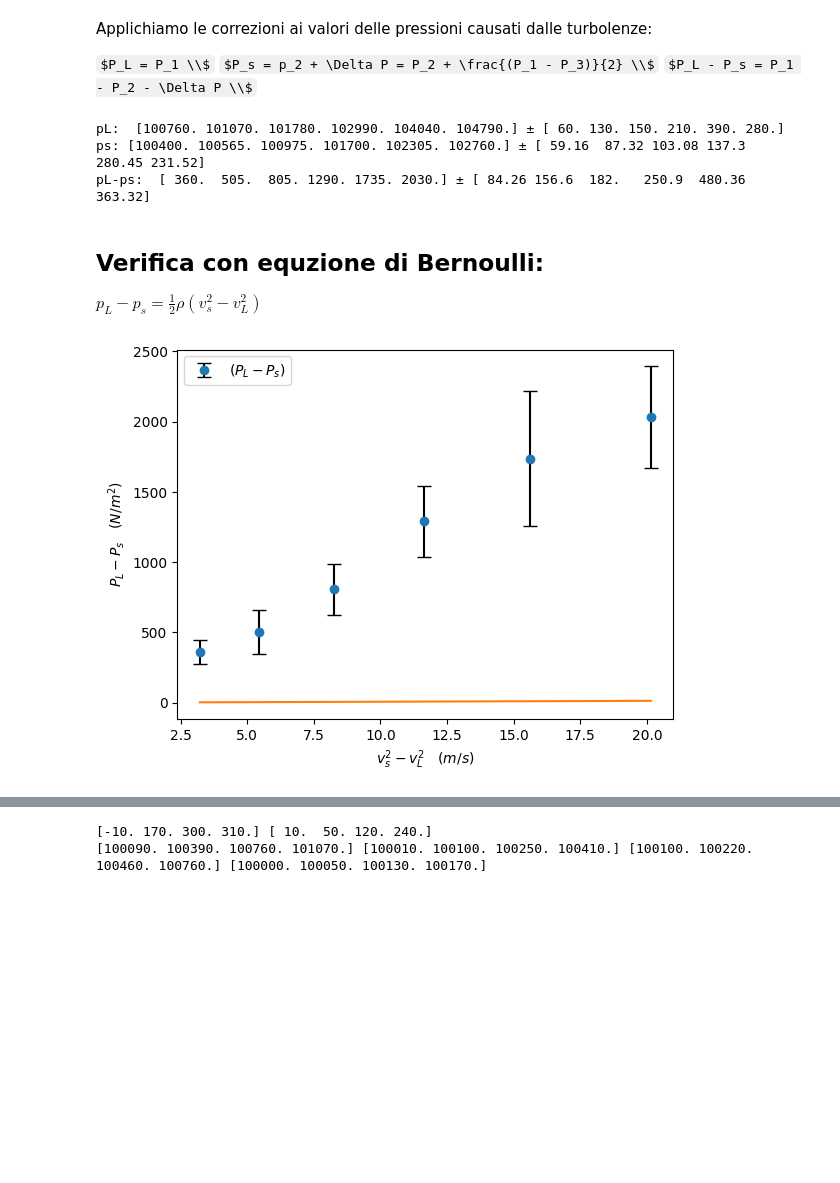
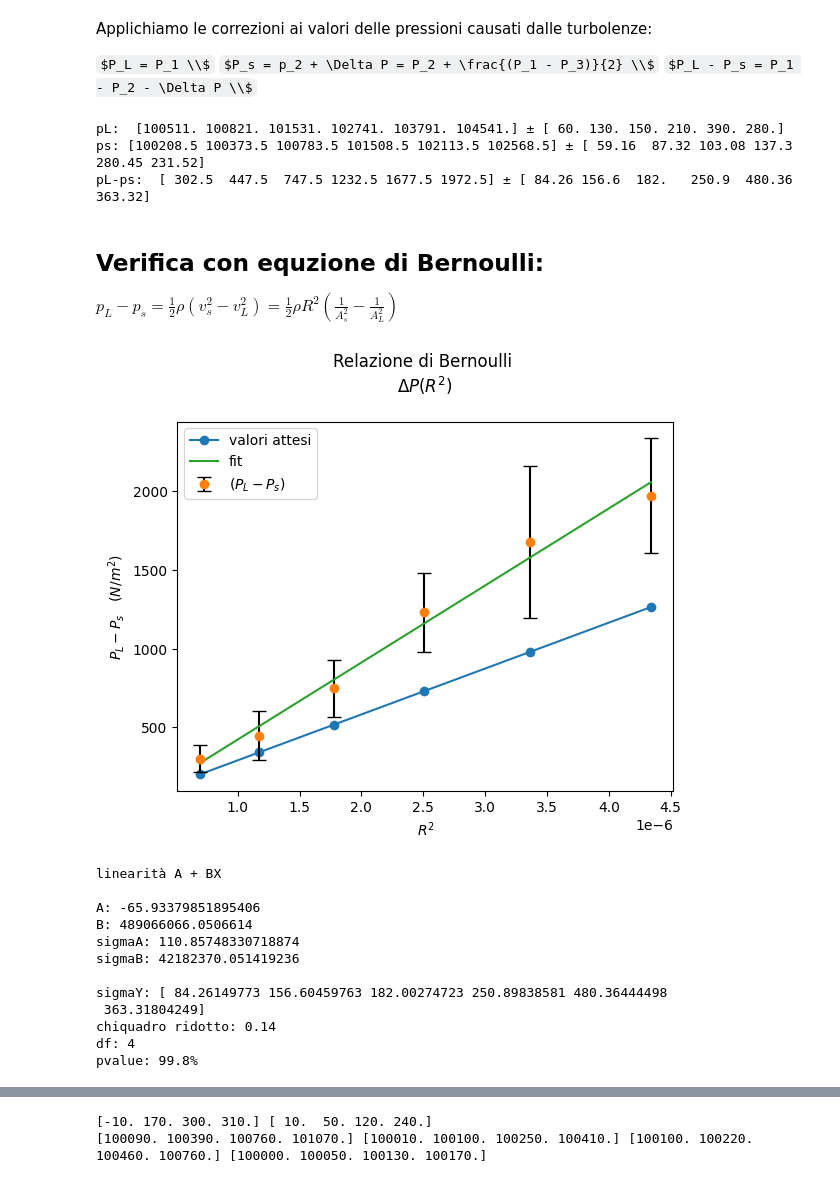
Before and after one commit to CarminatiGiovanni/LaboratorioFisica1, a Jupyter notebook: 08_VENTURI/aria.ipynb, the cells around one changed output, grey strips where cells are left out. Cells and saved outputs as stored; diff of their text form; code cells hidden in the pictures; some formulas as TeX source; blank space fills up the shorter version.

```diff
--- a/08_VENTURI/aria.ipynb
+++ b/08_VENTURI/aria.ipynb
@@ -6,7 +6,7 @@ import numpy as np
 import os
 
 dir_path = os.path.abspath('') #os.path.dirname(os.path.realpath(__file__))
-FILE = dir_path + '/aria_dati_2.csv'
+FILE = dir_path + '/CSV/aria_dati_2.csv'
 fr = pd.read_csv(FILE)
 
 # m sta per media (valori aventi lo stesso flusso R)
@@ -22,6 +22,17 @@ sp2 = np.array(fr['STD2'][:6]) * 1000
 sp3 = np.array(fr['STD3'][:6]) * 1000
 sp4 = np.array(fr['STD4'][:6]) * 1000
 
+# offset per la pressione:
+o1 = 0.249 * 1000
+o2 = 0.166 * 1000
+o3 = 0.198 * 1000
+o4 = 0.300 * 1000
+
+p1 = p1-o1
+p2 = p2-o2
+p3 = p3-o3
+p4 = p4-o4
+
 R = np.array(fr['Rm'][:6]) / 60000 # L/min litri per munuto -> m3/s
 # %% [markdown]
 ## calcolo velocità:
@@ -30,8 +41,8 @@ $R = cost = A_Lv_L = A_sv_s$
 # %%
 import matplotlib.pyplot as plt
 
-AL = 1.99 / 1000 # m2
-AS = 0.452 / 1000 # m2
+AL = 1.99 / 10000 # m2
+AS = 0.452 / 10000 # m2
 
 vL = R / AL
 vs = R / AS
@@ -77,7 +88,7 @@ from interpolazione3 import final_val
 
 pL, spL = p1, sp1
 
-ps = p2 + (p1-p3)/2
+ps = p2 + ((p1) - (p3))/2
 sps = np.sqrt((sp2)**2 + (0.5 * sp1)**2 + (0.5*sp3)**2) # usando derivate parziali
 
 PLPs, sPLPs = pL - ps, np.sqrt(spL**2 + sps**2)
@@ -86,28 +97,46 @@ print('pL: ',final_val(pL,spL))
 print('ps:',final_val(ps,sps))
 print('pL-ps: ',final_val(PLPs,sPLPs))
 # %% [output]
-pL:  [100760. 101070. 101780. 102990. 104040. 104790.] ± [ 60. 130. 150. 210. 390. 280.]
-ps: [100400. 100565. 100975. 101700. 102305. 102760.] ± [ 59.16  87.32 103.08 137.3  280.45 231.52]
-pL-ps:  [ 360.  505.  805. 1290. 1735. 2030.] ± [ 84.26 156.6  182.   250.9  480.36 363.32]
+pL:  [100511. 100821. 101531. 102741. 103791. 104541.] ± [ 60. 130. 150. 210. 390. 280.]
+ps: [100208.5 100373.5 100783.5 101508.5 102113.5 102568.5] ± [ 59.16  87.32 103.08 137.3  280.45 231.52]
+pL-ps:  [ 302.5  447.5  747.5 1232.5 1677.5 1972.5] ± [ 84.26 156.6  182.   250.9  480.36 363.32]
 # %% [markdown]
 ## Verifica con equzione di Bernoulli:
 
-$p_L - p_s = \frac{1}{2}\rho(v_s^2-v_L^2)$
+$p_L - p_s = \frac{1}{2}\rho(v_s^2-v_L^2) = \frac{1}{2}\rho R^2 (\frac{1}{A_s^2} - \frac{1}{A_L^2})$
 # %%
-v = vs**2-vL**2 # asse x
+from interpolazione3 import RettaInterpolata
+
 rho = 1.255 # Kg/m3 densità dell'aria
+R2 = R**2
+p_attesi = 0.5 * rho * (vs**2 - vL**2)
 
-x = np.linspace(min(v),max(v),100)
-y = 0.5 * rho * x # retta attesa
+r = RettaInterpolata(R2,PLPs,sPLPs)
 
-plt.errorbar(v,PLPs,fmt='o',yerr=sPLPs,capsize=5, ecolor='black',label='$(P_L - P_s)$')
-plt.plot(x,y)
-plt.xlabel('$v_s^2-v_L^2 \quad (m/s)$')
+plt.title("Relazione di Bernoulli \n$\Delta P(R^2)$ \n")
+plt.plot(R2,p_attesi,'o-',label='valori attesi')
+plt.errorbar(R2,PLPs,fmt='o',yerr=sPLPs,capsize=5, ecolor='black',label='$(P_L - P_s)$')
+plt.plot(r.x_best,r.y_best,label='fit')
+plt.xlabel('$R^2$')
 plt.ylabel('$P_L - P_s \quad (N / m^2)$')
 plt.legend()
 plt.show()
+
+print(r)
 # %% [output]
-[figure, old version]
+[figure, new version]
+linearità A + BX
+
+A: -65.93379851895406
+B: 489066066.0506614
+sigmaA: 110.85748330718874
+sigmaB: 42182370.051419236
+
+sigmaY: [ 84.26149773 156.60459763 182.00274723 250.89838581 480.36444498
+ 363.31804249]
+chiquadro ridotto: 0.14
+df: 4
+pvalue: 99.8%
 # %%
 A_l = 1.99 / 10000 #cm^2 -> m^2 area larga
 A_s = 0.452 / 10000 # area stretta
```
Also changed, not shown: parts of 5 cells of this notebook, 6 other files.
